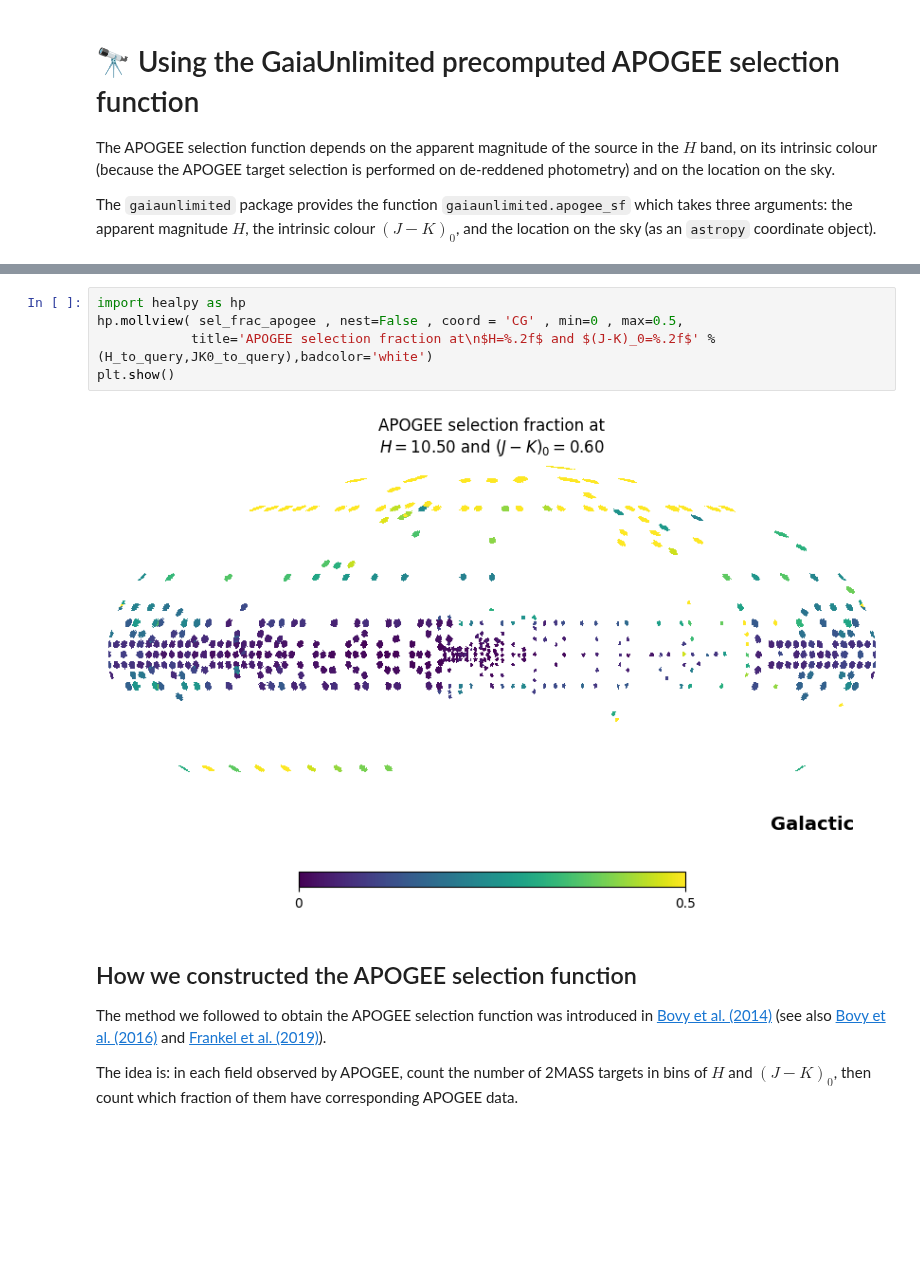
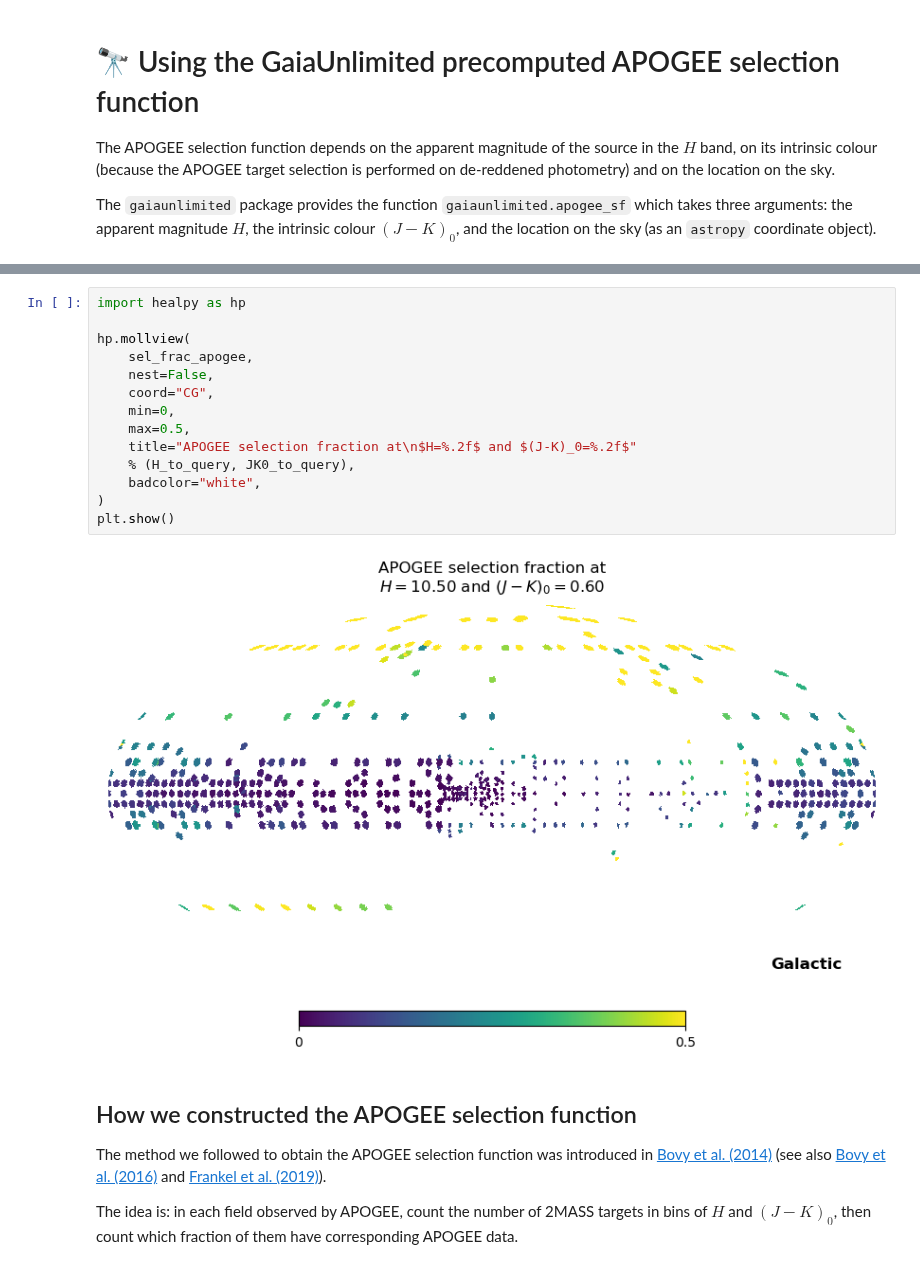
Before and after one commit to gaia-unlimited/gaiaunlimited, a Jupyter notebook: docs/notebooks/APOGEE_selection_function.ipynb, the cells around one changed output, grey strips where cells are left out. Saved outputs shown, nothing was run; the diff lists cells and outputs as text; blank space fills up the shorter version.

```diff
--- a/docs/notebooks/APOGEE_selection_function.ipynb
+++ b/docs/notebooks/APOGEE_selection_function.ipynb
@@ -33,10 +35,19 @@ Wall time: 7min 15s
 # %%
 import healpy as hp
-hp.mollview( sel_frac_apogee , nest=False , coord = 'CG' , min=0 , max=0.5,
-            title='APOGEE selection fraction at\n$H=%.2f$ and $(J-K)_0=%.2f$' % (H_to_query,JK0_to_query),badcolor='white')
+
+hp.mollview(
+    sel_frac_apogee,
+    nest=False,
+    coord="CG",
+    min=0,
+    max=0.5,
+    title="APOGEE selection fraction at\n$H=%.2f$ and $(J-K)_0=%.2f$"
+    % (H_to_query, JK0_to_query),
+    badcolor="white",
+)
 plt.show()
 # %% [output]
-[figure, old version]
+[figure, new version]
 # %% [markdown]
 ## How we constructed the APOGEE selection function
 
```
Also changed, not shown: parts of 14 cells of this notebook, 3 other files.
